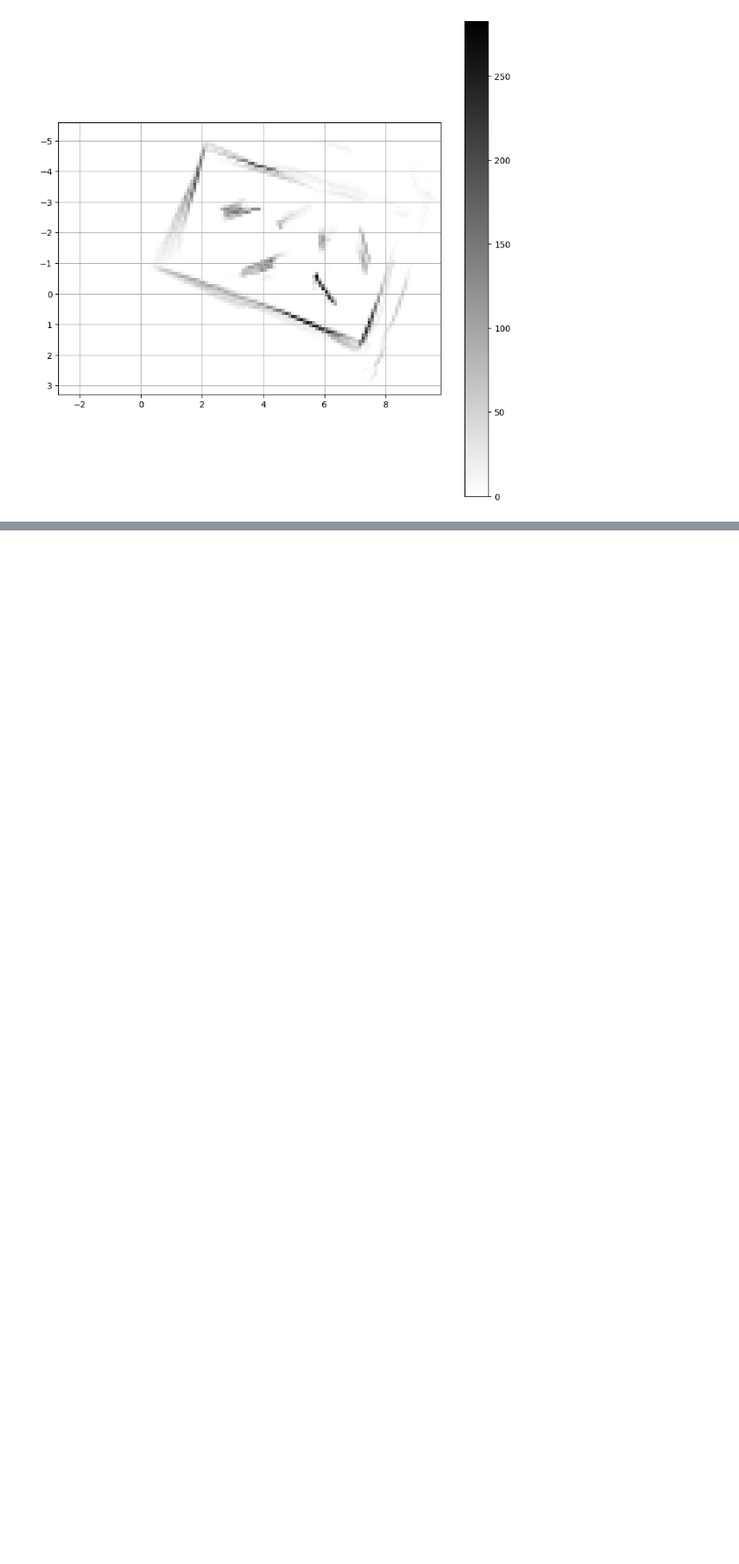
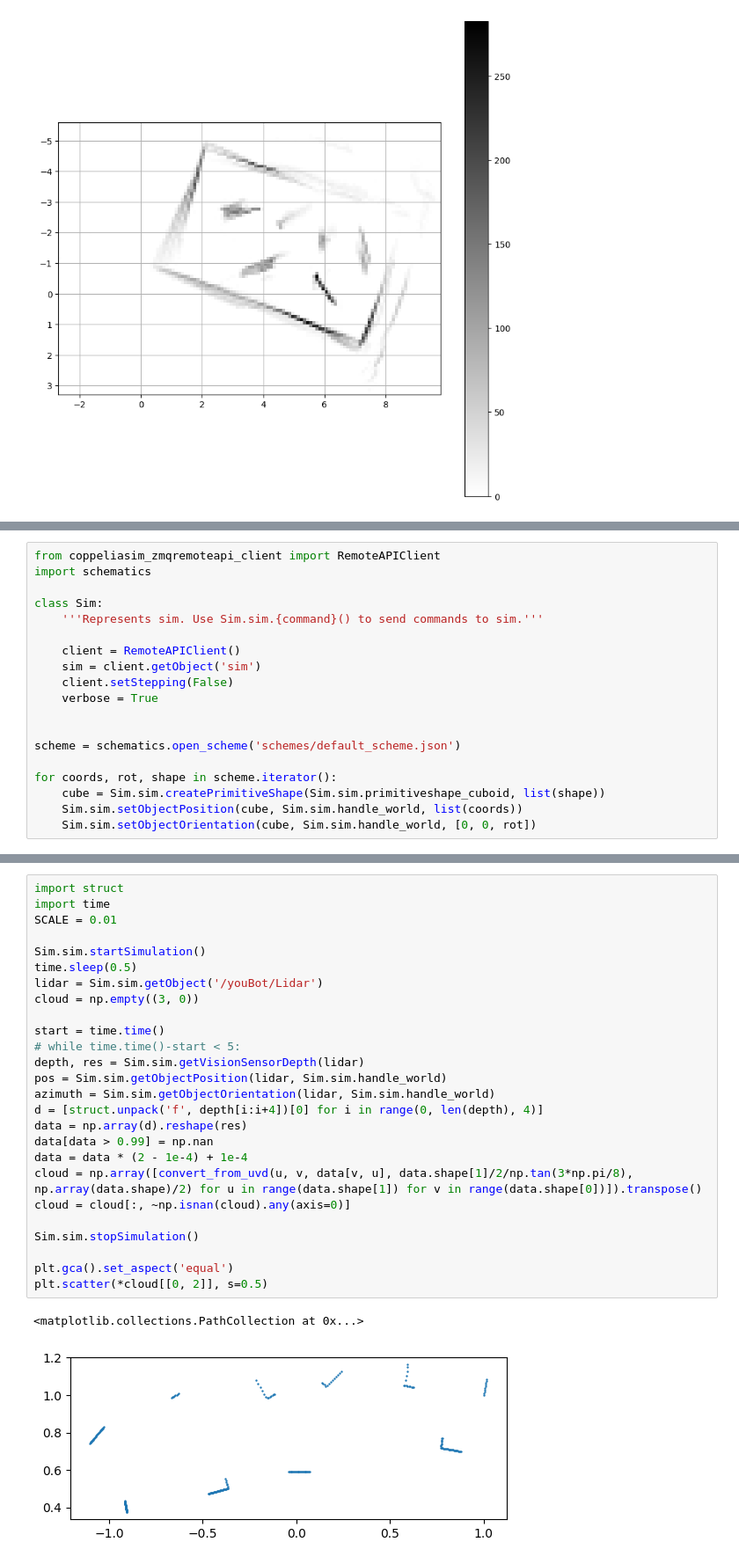
Before and after one commit to n04ka/youBot-brick-layer, a Jupyter notebook: debug.ipynb, the cells around one changed output, grey strips where cells are left out. Shown at 88% size. Drawn from its saved outputs; the diff is of its cells as text; blank space fills up the shorter version.

```diff
--- a/debug.ipynb
+++ b/debug.ipynb
@@ -107,0 +159,19 @@ a.show()
+# %%
+from coppeliasim_zmqremoteapi_client import RemoteAPIClient
+import schematics
+
+class Sim:
+    '''Represents sim. Use Sim.sim.{command}() to send commands to sim.'''
+
+    client = RemoteAPIClient()
+    sim = client.getObject('sim')
+    client.setStepping(False)
+    verbose = True
+
+
+scheme = schematics.open_scheme('schemes/default_scheme.json')
+
+for coords, rot, shape in scheme.iterator():
+    cube = Sim.sim.createPrimitiveShape(Sim.sim.primitiveshape_cuboid, list(shape))
+    Sim.sim.setObjectPosition(cube, Sim.sim.handle_world, list(coords))
+    Sim.sim.setObjectOrientation(cube, Sim.sim.handle_world, [0, 0, rot])
@@ -107,0 +208,29 @@ a.show()
+# %%
+import struct
+import time
+SCALE = 0.01
+
+Sim.sim.startSimulation()
+time.sleep(0.5)
+lidar = Sim.sim.getObject('/youBot/Lidar')
+cloud = np.empty((3, 0))
+
+start = time.time()
+# while time.time()-start < 5:
+depth, res = Sim.sim.getVisionSensorDepth(lidar)
+pos = Sim.sim.getObjectPosition(lidar, Sim.sim.handle_world)
+azimuth = Sim.sim.getObjectOrientation(lidar, Sim.sim.handle_world)
+d = [struct.unpack('f', depth[i:i+4])[0] for i in range(0, len(depth), 4)]
+data = np.array(d).reshape(res)
+data[data > 0.99] = np.nan
+data = data * (2 - 1e-4) + 1e-4
+cloud = np.array([convert_from_uvd(u, v, data[v, u], data.shape[1]/2/np.tan(3*np.pi/8), np.array(data.shape)/2) for u in range(data.shape[1]) for v in range(data.shape[0])]).transpose()
+cloud = cloud[:, ~np.isnan(cloud).any(axis=0)]
+
+Sim.sim.stopSimulation()
+
+plt.gca().set_aspect('equal')
+plt.scatter(*cloud[[0, 2]], s=0.5)
+# %% [output]
+<matplotlib.collections.PathCollection at 0x...>
+[figure, added]
```
Also changed, not shown: parts of 13 cells of this notebook, 29 other files.
